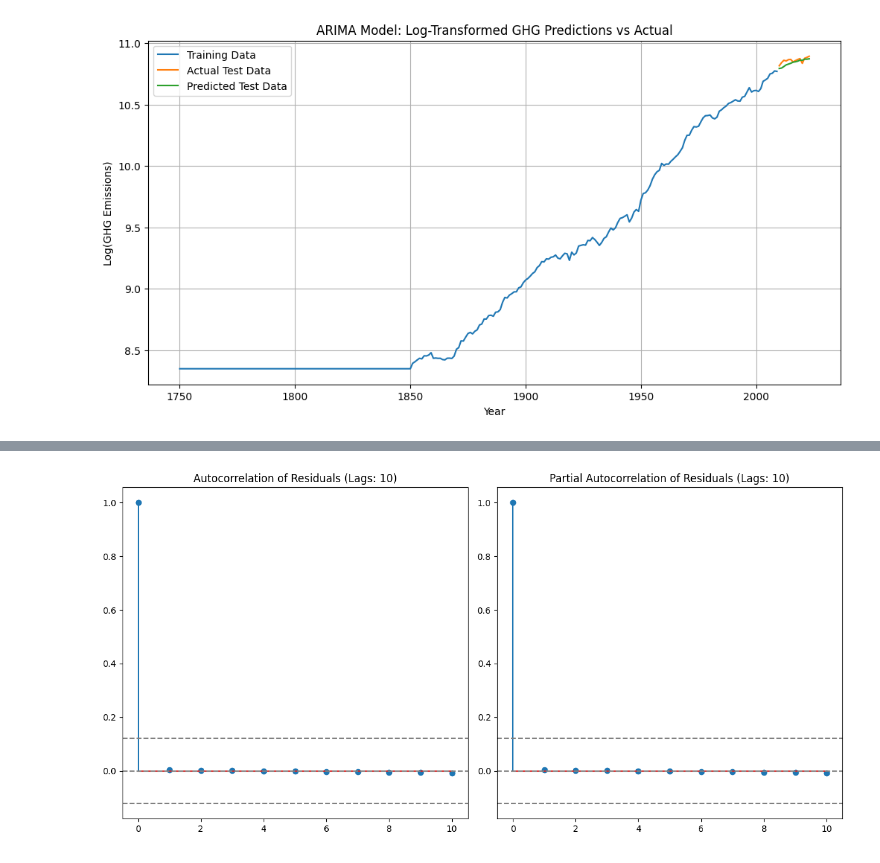
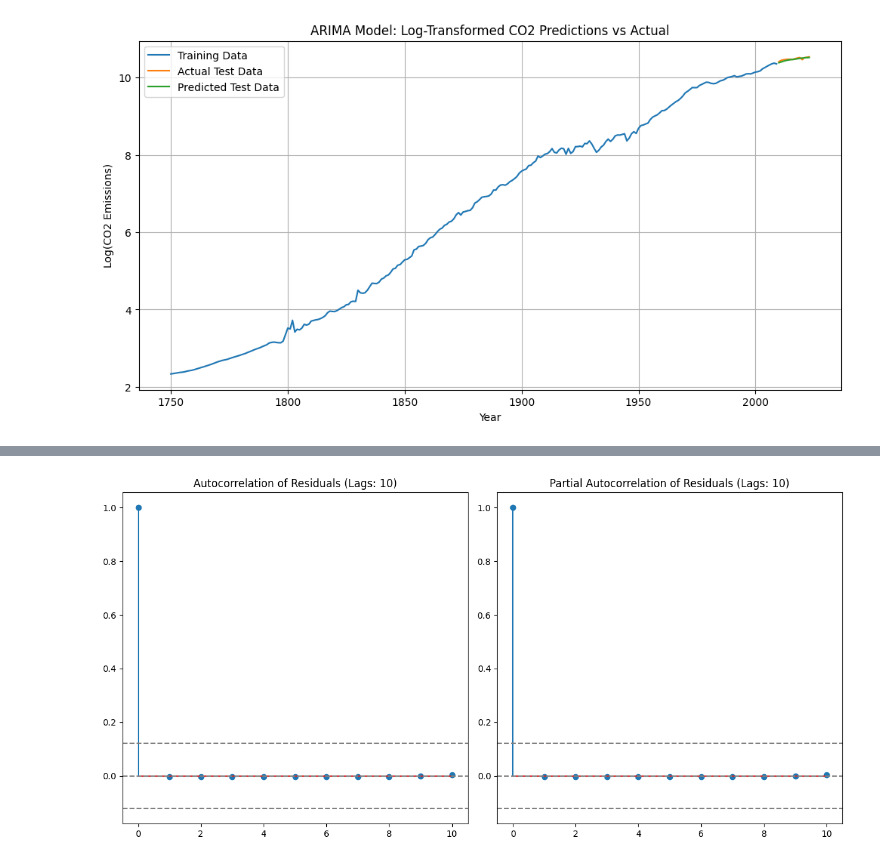
Before and after one commit to Ackshay206/Carbon_Emission_Trend_Forecast, a Jupyter notebook: notebooks/Forecasting_using_LSTM.IPYNB, the cells around one changed output, grey strips where cells are left out. Saved outputs shown, nothing was run; the diff lists cells and outputs as text; code cells hidden in the pictures.

```diff
--- a/notebooks/Forecasting_using_LSTM.IPYNB
+++ b/notebooks/Forecasting_using_LSTM.IPYNB
@@ -308,11 +311,9 @@ def forecast_future(model, X, df, scaler, forecast_years=10, device='cpu'):
 # %%
-torch.cuda.empty_cache()
-file_path = r"C:\Users\acksh\OneDrive\Desktop\MSAI\Machine Learning\Final_project\data\processed_data\World.csv"
-df = pd.read_csv(file_path)
+
 
 # Plot original CO2 data
 plt.figure(figsize=(12, 5))
-plt.plot(df['year'], df['total_ghg'], label='Original CO₂', color='blue')
+plt.plot(df['year'], df['total_ghg'], label='Original ghg', color='blue')
 plt.title("Original ghg Emissions Over Time")
 plt.xlabel("Year")
 plt.ylabel("ghg Emissions")
@@ -324,7 +325,7 @@ plt.show()
 data, scaler = preprocess_data(df)
 
 # Create sequences
-sequence_length = 5
+sequence_length = 10
 X, y = create_sequences(data, sequence_length)
 print(f"X shape: {X.shape}, y shape: {y.shape}")
 
@@ -346,7 +347,7 @@ forecast_df = pd.DataFrame({
     'Forecasted_Normalized_ghg': forecasted_norm,
     'Forecasted_ghg': forecasted_co2
 })
-print("\n--- CO₂ Emission Forecast ---")
+print("\n--- ghg Emission Forecast ---")
 print(forecast_df)
 
 # Print summary of metrics again for clarity
@@ -357,10 +358,10 @@ print(f"Minimum annual percentage change: {metrics['min_annual_pct_change']:.2f}
 print(f"Maximum annual percentage change: {metrics['max_annual_pct_change']:.2f}%")
 
 # Save the model and scaler
-model_path = r'C:\Users\acksh\OneDrive\Desktop\MSAI\Machine Learning\Final_project\models\world_ghg_lstm_univariate_model.pth'
+model_path = r'C:\Users\acksh\OneDrive\Desktop\MSAI\Machine Learning\Final_project\models\usa_ghg_gru_model.pth'
 scaler_path = r'C:\Users\acksh\OneDrive\Desktop\MSAI\Machine Learning\Final_project\models\co2_scaler_full.pkl'
 
-torch.save(model.state_dict(), model_path)
+torch.save(model, model_path)
 with open(scaler_path, 'wb') as f:
     pickle.dump(scaler, f)
 
@@ -821,13 +828,13 @@ def forecast_future(arima_order, lstm_model, df, sequence_length, residuals, for
 
     return forecast_df
 # %%
-def preprocess_data_new(df, target_column='total_ghg'):
+def preprocess_data_new(df, target_column='co2'):
     """Preprocess the data for time series modeling"""
     # Create a copy to avoid modifying the original
     df = df.copy()
 
     # Log transform the target variable
-    df['log_ghg'] = np.log1p(df[target_column])
+    df['log_co2'] = np.log1p(df[target_column])
     return df
 # %%
 def save_models(arima_model, lstm_model, arima_order):
@@ -980,7 +989,7 @@ Covariance Type:                  opg
 Warnings:
 [1] Covariance matrix calculated using the outer product of gradients (complex-step).
 # %%
-file_path = r"C:\Users\acksh\OneDrive\Desktop\MSAI\Machine Learning\Final_project\data\processed_data\World.csv"
+file_path = r"C:\Users\acksh\OneDrive\Desktop\MSAI\Machine Learning\Final_project\data\raw_data\databycountry\World.csv"
 df= pd.read_csv(file_path)
 
 df_final = preprocess_data_new(df)
@@ -1036,9 +1045,9 @@ def plot_results(train_series, test_series, predictions, original_scale_preds, o
     plt.plot(train_series.index, train_series, label='Training Data')
     plt.plot(test_series.index, test_series, label='Actual Test Data')
     plt.plot(test_series.index, predictions, label='Predicted Test Data')
-    plt.title('ARIMA Model: Log-Transformed GHG Predictions vs Actual')
+    plt.title('ARIMA Model: Log-Transformed CO2 Predictions vs Actual')
     plt.xlabel('Year')
-    plt.ylabel('Log(GHG Emissions)')
+    plt.ylabel('Log(CO2 Emissions)')
     plt.legend()
     plt.grid(True)
 
@@ -1048,16 +1057,16 @@ def plot_results(train_series, test_series, predictions, original_scale_preds, o
     plt.plot(train_data.index, np.expm1(train_series), label='Training Data')
     plt.plot(test_series.index, original_scale_actual, label='Actual Test Data')
     plt.plot(test_series.index, original_scale_preds, label='Predicted Test Data')
-    plt.title('ARIMA Model: GHG Predictions vs Actual (Original Scale)')
+    plt.title('ARIMA Model: CO2 Predictions vs Actual (Original Scale)')
     plt.xlabel('Year')
-    plt.ylabel('GHG Emissions')
+    plt.ylabel('CO2 Emissions')
     plt.legend()
     plt.grid(True)
     plt.show()
 
 # Perform a grid search to find the best ARIMA parameters
 # Define the p and q parameters to test (keeping d=1)
-p_values = range(1, 14)
+p_values = range(1, 15)
 q_values = range(1, 15)
 
 # Create a DataFrame to store results
@@ -1074,7 +1083,7 @@ for p, q in itertools.product(p_values, q_values):
         order = (p, 0, q)
 
         # Fit the model
-        model = ARIMA(train_data['log_ghg'], order=order)
+        model = ARIMA(train_data['log_co2'], order=order)
         model_fit = model.fit()
 
         # Make predictions
@@ -1082,7 +1091,7 @@ for p, q in itertools.product(p_values, q_values):
 
         # Convert to original scale
         original_scale_preds = np.expm1(predictions)
-        original_scale_actual = np.expm1(test_data['log_ghg'])
+        original_scale_actual = np.expm1(test_data['log_co2'])
 
         # Calculate RMSE
         mse = mean_squared_error(original_scale_actual, original_scale_preds)
@@ -1091,7 +1100,7 @@ for p, q in itertools.product(p_values, q_values):
         # Store the results
         grid_results = pd.concat([grid_results, pd.DataFrame({
             'p': [p],
-            'd': [0],
+            'd': [1],
             'q': [q],
             'AIC': [model_fit.aic],
             'BIC': [model_fit.bic],
@@ -1119,13 +1128,13 @@ print(f"\nBest ARIMA order based on RMSE: {best_order}")
 # Fit the best model
 print(f"\nFitting ARIMA{best_order} model on training data...")
 model_fit, predictions, original_scale_preds, original_scale_actual, residuals = fit_arima_model(
-    train_data['log_ghg'],
-    test_data['log_ghg'],
+    train_data['log_co2'],
+    test_data['log_co2'],
     order=best_order
 )
 
 # Plot the results
-plot_results(train_data['log_ghg'], test_data['log_ghg'], predictions, original_scale_preds, original_scale_actual)
+plot_results(train_data['log_co2'], test_data['log_co2'], predictions, original_scale_preds, original_scale_actual)
 
 # Plot the residuals - only ACF and PACF for the best model
 plt.figure(figsize=(12, 6))
@@ -1154,10 +1163,11 @@ last_year = df_final.index.max()
 forecast_years = list(range(last_year + 1, last_year + 11))
 
 # Fit the model on the entire dataset using the best parameters from grid search
-full_model = ARIMA(df_final['log_ghg'], order=best_order)
+full_model = ARIMA(df_final['log_co2'], order=best_order)
 full_model_fit = full_model.fit()
 
-full_model_path = r"C:\Users\acksh\OneDrive\Desktop\MSAI\Machine Learning\Final_project\models\world_full_arima_ghg_model.pkl"
+# Save the full model as a pickle file
+full_model_path = r"C:\Users\acksh\OneDrive\Desktop\MSAI\Machine Learning\Final_project\models\world_full_arima_model.pkl"
 with open(full_model_path, 'wb') as f:
     pickle.dump(full_model_fit, f)
 print(f"\nFull ARIMA model saved to '{full_model_path}'")
@@ -1175,33 +1185,33 @@ forecast_original = np.expm1(forecast)
 # Create a DataFrame for forecasts
 forecast_df = pd.DataFrame({
     'year': forecast_years,
-    'forecast_log_ghg': forecast,
-    'forecast_ghg': forecast_original
+    'forecast_log_co2': forecast,
+    'forecast_co2': forecast_original
 })
 forecast_df.set_index('year', inplace=True)
 
 # Calculate percentage change from previous year
-forecast_df['pct_change'] = forecast_df['forecast_ghg'].pct_change() * 100
+forecast_df['pct_change'] = forecast_df['forecast_co2'].pct_change() * 100
 # Calculate percentage change from the last historical year
-last_historical_co2 = df_final['total_ghg'].iloc[-1]
-forecast_df['pct_change_from_last_historical'] = ((forecast_df['forecast_ghg'] - last_historical_co2) / last_historical_co2) * 100
+last_historical_co2 = df_final['co2'].iloc[-1]
+forecast_df['pct_change_from_last_historical'] = ((forecast_df['forecast_co2'] - last_historical_co2) / last_historical_co2) * 100
 
-print("\nForecasted ghg emissions for the next 10 years:")
-print(forecast_df[['forecast_ghg', 'pct_change', 'pct_change_from_last_historical']])
+print("\nForecasted CO2 emissions for the next 10 years:")
+print(forecast_df[['forecast_co2', 'pct_change', 'pct_change_from_last_historical']])
 
 # Plot the historical data and forecast
 plt.figure(figsize=(14, 7))
-plt.plot(df_final.index, df_final['total_ghg'], label='Historical ghg Emissions')
-plt.plot(forecast_df.index, forecast_df['forecast_ghg'], label='Forecasted ghg Emissions', color='red')
+plt.plot(df_final.index, df_final['co2'], label='Historical CO2 Emissions')
+plt.plot(forecast_df.index, forecast_df['forecast_co2'], label='Forecasted CO2 Emissions', color='red')
 
 # Add a vertical line to separate historical data from forecast
 plt.axvline(x=last_year, color='black', linestyle='--', alpha=0.7)
-plt.text(last_year - 2, df_final['total_ghg'].max() * 0.9, 'Historical', ha='right')
-plt.text(last_year + 2, df_final['total_ghg'].max() * 0.9, 'Forecast', ha='left')
+plt.text(last_year - 2, df_final['co2'].max() * 0.9, 'Historical', ha='right')
+plt.text(last_year + 2, df_final['co2'].max() * 0.9, 'Forecast', ha='left')
 
-plt.title('Historical and Forecasted GHG Emissions (10-Year Forecast)')
+plt.title('Historical and Forecasted CO2 Emissions (10-Year Forecast)')
 plt.xlabel('Year')
-plt.ylabel('GHG Emissions')
+plt.ylabel('CO2 Emissions')
 plt.legend()
 plt.grid(True)
 plt.tight_layout()
@@ -1215,8 +1225,8 @@ forecast_df['upper_ci'] = conf_int_original.iloc[:, 1]
 
 # Plot with confidence intervals
 plt.figure(figsize=(14, 7))
-plt.plot(df_final.index, df_final['total_ghg'], label='Historical GHG Emissions')
-plt.plot(forecast_df.index, forecast_df['forecast_ghg'], label='Forecasted GHG Emissions', color='red')
+plt.plot(df_final.index, df_final['co2'], label='Historical CO2 Emissions')
+plt.plot(forecast_df.index, forecast_df['forecast_co2'], label='Forecasted CO2 Emissions', color='red')
 
 # Add confidence intervals
 plt.fill_between(forecast_df.index,
@@ -1227,19 +1237,19 @@ plt.fill_between(forecast_df.index,
 
 # Add a vertical line to separate historical data from forecast
 plt.axvline(x=last_year, color='black', linestyle='--', alpha=0.7)
-plt.text(last_year - 2, df_final['total_ghg'].max() * 0.9, 'Historical', ha='right')
-plt.text(last_year + 2, df_final['total_ghg'].max() * 0.9, 'Forecast', ha='left')
+plt.text(last_year - 2, df_final['co2'].max() * 0.9, 'Historical', ha='right')
+plt.text(last_year + 2, df_final['co2'].max() * 0.9, 'Forecast', ha='left')
 
-plt.title('Historical and Forecasted GHG Emissions with Confidence Intervals')
+plt.title('Historical and Forecasted CO2 Emissions with Confidence Intervals')
 plt.xlabel('Year')
-plt.ylabel('GHG Emissions')
+plt.ylabel('CO2 Emissions')
 plt.legend()
 plt.grid(True)
 plt.tight_layout()
 plt.show()
 # Save the forecast to a CSV file
 forecast_df.to_csv('co2_forecast_results.csv')
-print("Forecast results saved to 'GHG_forecast_results.csv'")
+print("Forecast results saved to 'co2_forecast_results.csv'")
 
 # Print a summary of forecasted percentage changes
 print("\nSummary of Forecasted CO2 Emission Changes:")
@@ -1268 +1278 @@ R-squared: -0.8065
-[figure, old version]
+[figure, new version]
```
Also changed, not shown: parts of 12 cells of this notebook, 43 other files.
